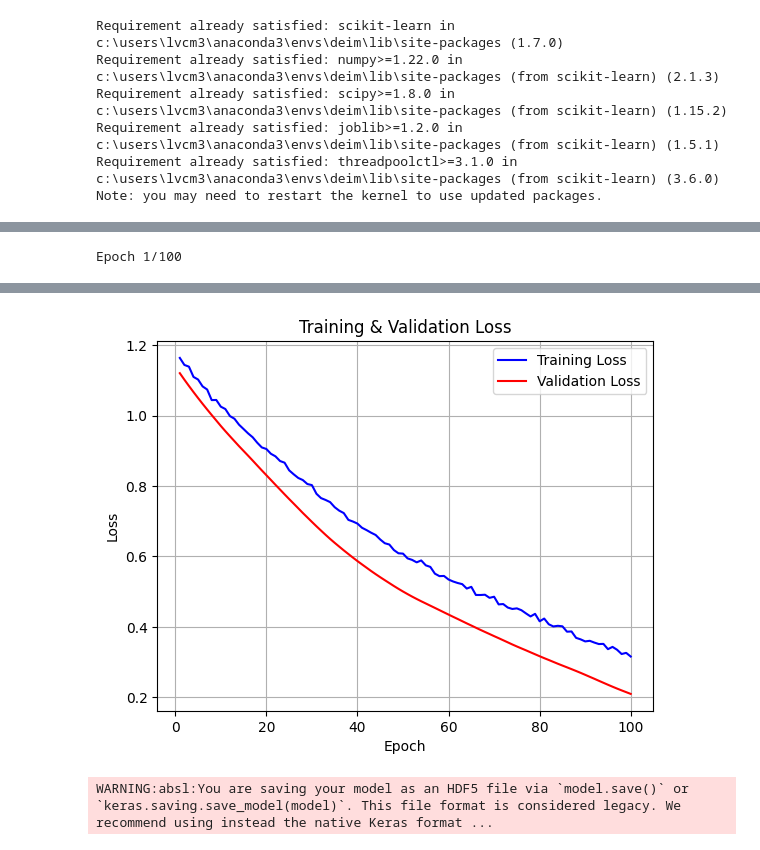
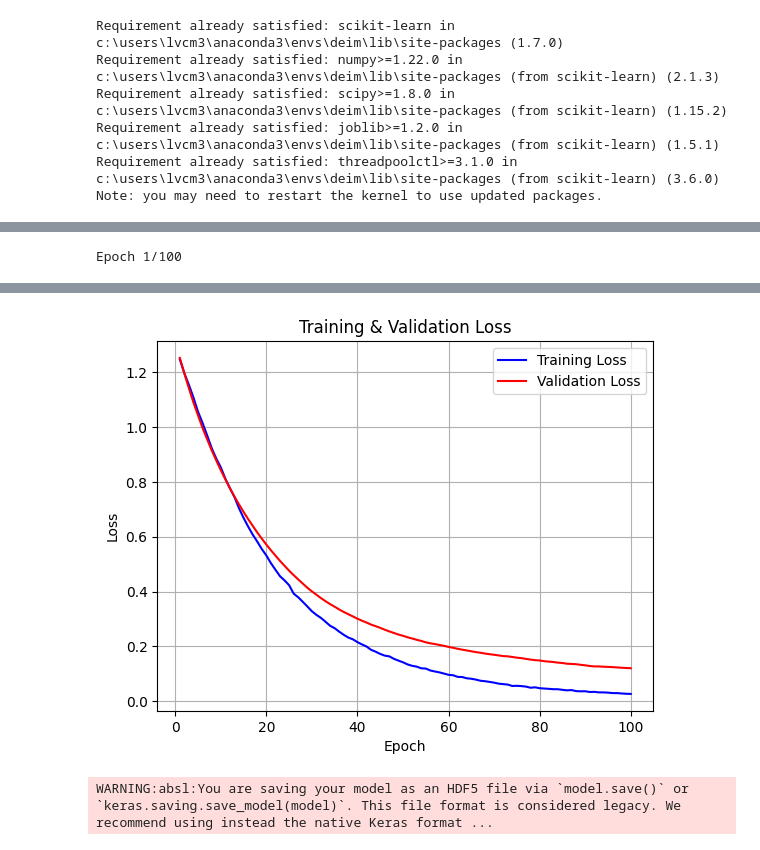
Before and after one commit to rifflefist/SholatBersamaAI, a Jupyter notebook: Dataset/keras_nn.ipynb, the cells around one changed output, grey strips where cells are left out. Drawn from its saved outputs; the diff is of its cells as text; code cells hidden in the pictures.

```diff
--- a/Dataset/keras_nn.ipynb
+++ b/Dataset/keras_nn.ipynb
@@ -93,6 +93,7 @@ data_val = []
 interval = 5
 
 file_keypoints = "Hasil/keypoints_train.csv"
+# file_keypoints = "Hasil/keypoints_train_3_gerakan.csv"
 
 with open(file_keypoints, mode='r', encoding='utf-8-sig') as file:
     reader = csv.reader(file)
@@ -103,7 +104,7 @@ with open(file_keypoints, mode='r', encoding='utf-8-sig') as file:
 
 random.shuffle(data_train)
 
-data_train = [row for i, row in enumerate(data_train) if i % interval == 0]
+data_train = [row for i, row in enumerate(data_train)]
 
 X_train = [row[:-1] for row in data_train]
 X_train = np.array([[float(x) for x in y] for y in X_train])
@@ -113,6 +114,7 @@ encoder = LabelEncoder()
 y_train = encoder.fit_transform(y_train_arr)
 
 file_keypoints_val = "Hasil/keypoints_val.csv"
+# file_keypoints_val = "Hasil/keypoints_val_3_gerakan.csv"
 
 with open(file_keypoints_val, mode='r', encoding='utf-8-sig') as file1:
     reader = csv.reader(file1)
@@ -123,7 +125,7 @@ with open(file_keypoints_val, mode='r', encoding='utf-8-sig') as file1:
 
 random.shuffle(data_val)
 
-data_val = [row for i, row in enumerate(data_val) if i % interval == 0]
+data_val = [row for i, row in enumerate(data_val)]
 
 X_val = [row[:-1] for row in data_val]
 X_val = np.array([[float(x) for x in y] for y in X_val])
@@ -137,20 +139,18 @@ early_stop = EarlyStopping(
     restore_best_weights=True
 )
 
-model = Sequential([
+model_gerakan = Sequential([
     Dense(128, activation='relu', input_shape=(X_train.shape[1],)),
     Dropout(0.3),
     Dense(64, activation='relu'),
-    Dropout(0.3),
-    Dense(32, activation='relu'),
-    Dense(len(np.unique(y_train)), activation='sigmoid'),
+    Dense(len(np.unique(y_train)), activation='softmax'),
 ])
 
-model.compile(optimizer=Adam(learning_rate=0.00003),
+model_gerakan.compile(optimizer=Adam(learning_rate=0.00003),
               loss='sparse_categorical_crossentropy',
               metrics=['accuracy'])
 
-history = model.fit(X_train, y_train, epochs=100, batch_size=128, validation_data=(X_val, y_val), callbacks=[early_stop])
+history = model_gerakan.fit(X_train, y_train, epochs=100, batch_size=128, validation_data=(X_val, y_val), callbacks=[early_stop])
 
 import matplotlib.pyplot as plt
 
@@ -190,4 +190,4 @@ Epoch 100/100
-[figure, old version]
+[figure, new version]
 # %%
 model.save('deteksi_gerakan.h5')
 # %% [output]
```
Also changed, not shown: parts of 4 cells of this notebook, 10 other files.
